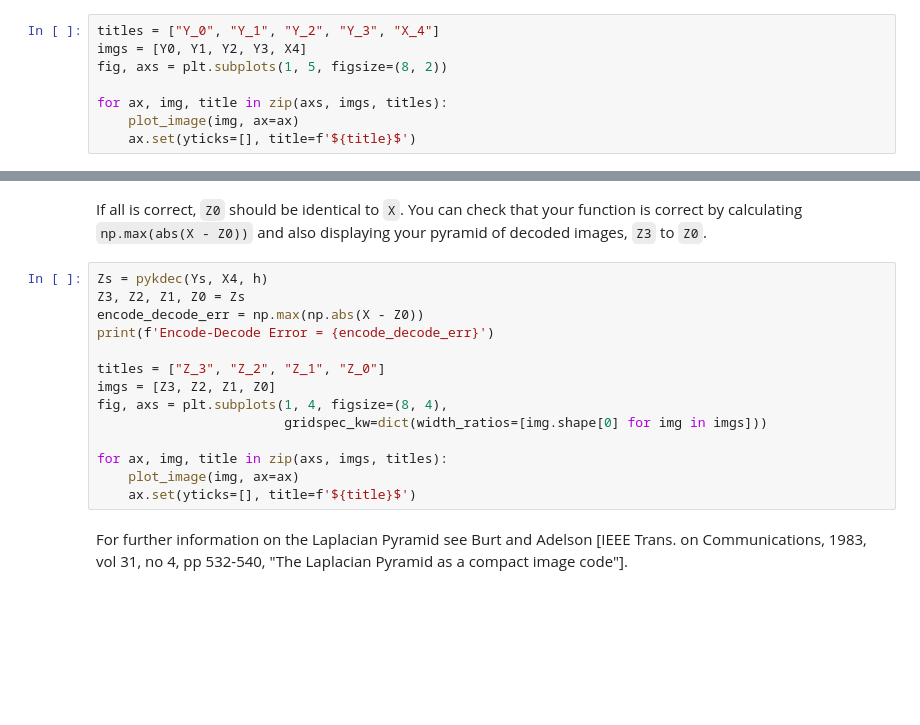
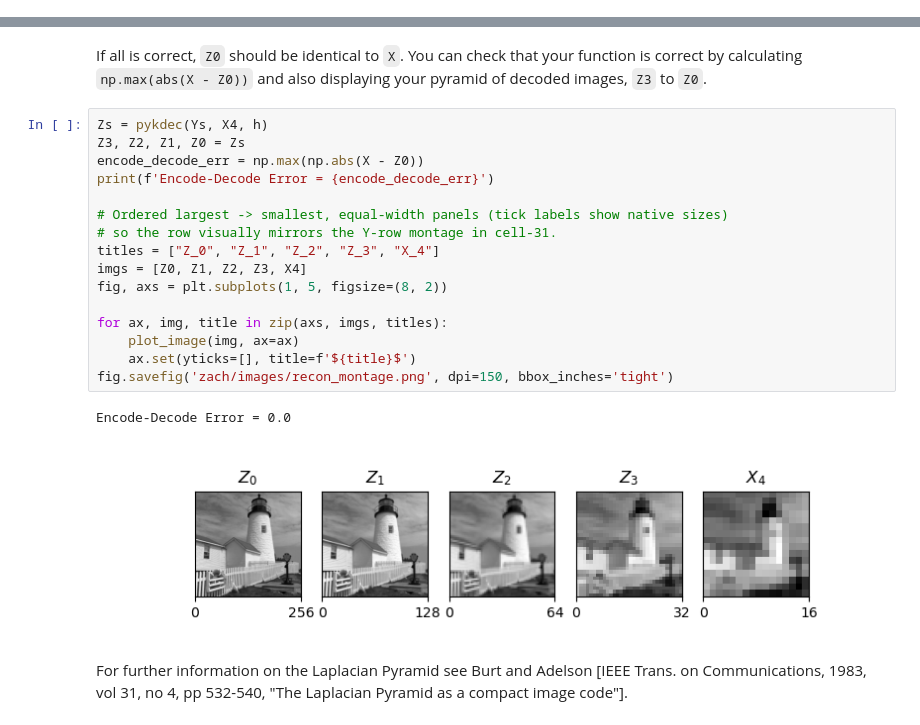
Before and after one commit to liuzihe02/sf2, a Jupyter notebook: 6-laplacian-pyramid.ipynb, the cells around one changed output, grey strips where cells are left out. Cells and saved outputs as stored; diff of their text form; blank space fills up the shorter version.

```diff
--- a/6-laplacian-pyramid.ipynb
+++ b/6-laplacian-pyramid.ipynb
@@ -221,11 +232,3 @@ If we wish to see the images at the same scale as each other, we can use:
-# %%
-titles = ["Y_0", "Y_1", "Y_2", "Y_3", "X_4"]
-imgs = [Y0, Y1, Y2, Y3, X4]
-fig, axs = plt.subplots(1, 5, figsize=(8, 2))
-
-for ax, img, title in zip(axs, imgs, titles):
-    plot_image(img, ax=ax)
-    ax.set(yticks=[], title=f'${title}$')
 # %% [markdown]
 ### Decoding the pyramid
 # %% [markdown]
@@ -262,17 +265,22 @@ If all is correct, `Z0` should be identical to
 # %%
 Zs = pykdec(Ys, X4, h)
 Z3, Z2, Z1, Z0 = Zs
 encode_decode_err = np.max(np.abs(X - Z0))
 print(f'Encode-Decode Error = {encode_decode_err}')
 
-titles = ["Z_3", "Z_2", "Z_1", "Z_0"]
-imgs = [Z3, Z2, Z1, Z0]
-fig, axs = plt.subplots(1, 4, figsize=(8, 4),
-                        gridspec_kw=dict(width_ratios=[img.shape[0] for img in imgs]))
+# Ordered largest -> smallest, equal-width panels (tick labels show native sizes)
+# so the row visually mirrors the Y-row montage in cell-31.
+titles = ["Z_0", "Z_1", "Z_2", "Z_3", "X_4"]
+imgs = [Z0, Z1, Z2, Z3, X4]
+fig, axs = plt.subplots(1, 5, figsize=(8, 2))
 
 for ax, img, title in zip(axs, imgs, titles):
     plot_image(img, ax=ax)
     ax.set(yticks=[], title=f'${title}$')
+fig.savefig('zach/images/recon_montage.png', dpi=150, bbox_inches='tight')
+# %% [output]
+Encode-Decode Error = 0.0
+[figure, added]
 # %% [markdown]
 For further information on the Laplacian Pyramid see Burt and Adelson [IEEE Trans. on Communications, 1983, vol 31, no 4, pp 532-540, "The Laplacian Pyramid as a compact image code"].
 # %% [markdown]
```
Also changed, not shown: parts of 21 cells of this notebook, 1 other file.
